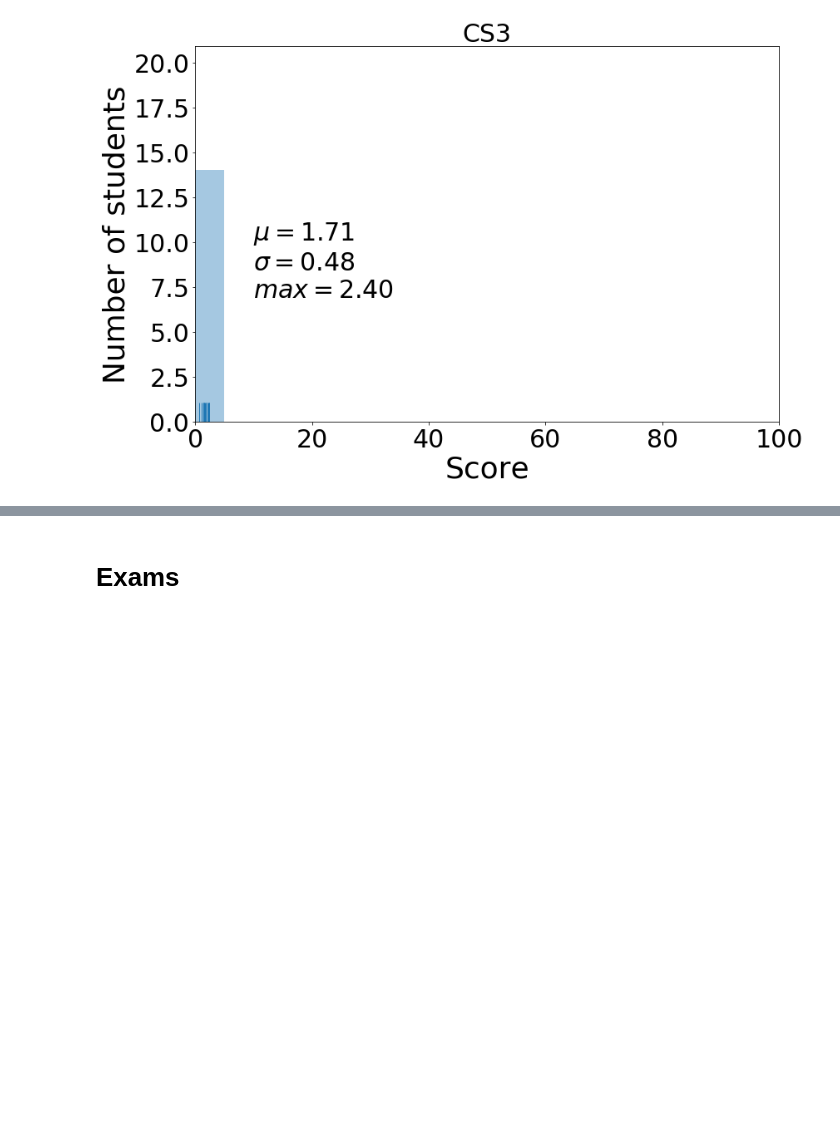
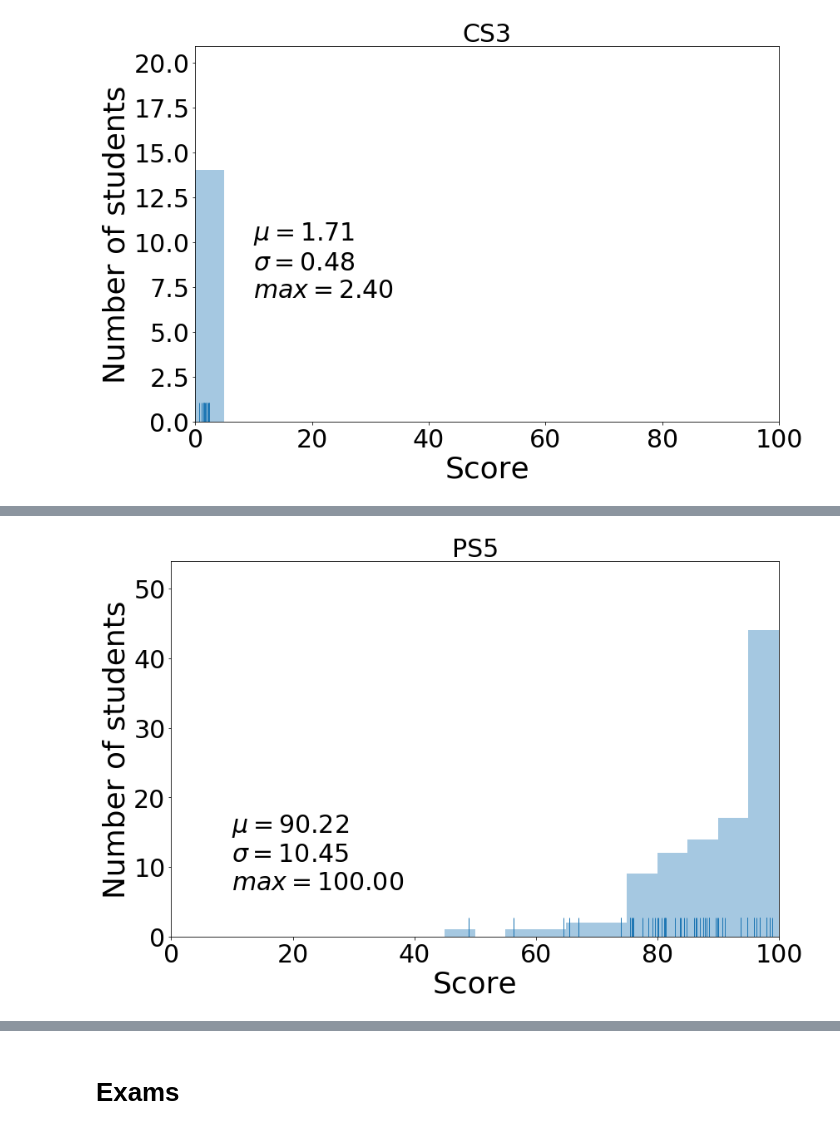
Before and after one commit to materialsvirtuallab/ceng114, a Jupyter notebook: grades/statsw2019.ipynb, the cells around one changed output, grey strips where cells are left out. Drawn from its saved outputs; the diff is of its cells as text; code cells hidden in the pictures; blank space fills up the shorter version.

```diff
--- a/grades/statsw2019.ipynb
+++ b/grades/statsw2019.ipynb
@@ -184,3 +188,5 @@ cutoffs = bar_plot(d, "CS3", annotate=False)
 # %%
-# cutoffs = bar_plot(d, "PS5", annotate=False)
+cutoffs = bar_plot(d, "PS5", annotate=False)
+# %% [output]
+[figure, added]
 # %%
```
Also changed, not shown: parts of 6 cells of this notebook.
